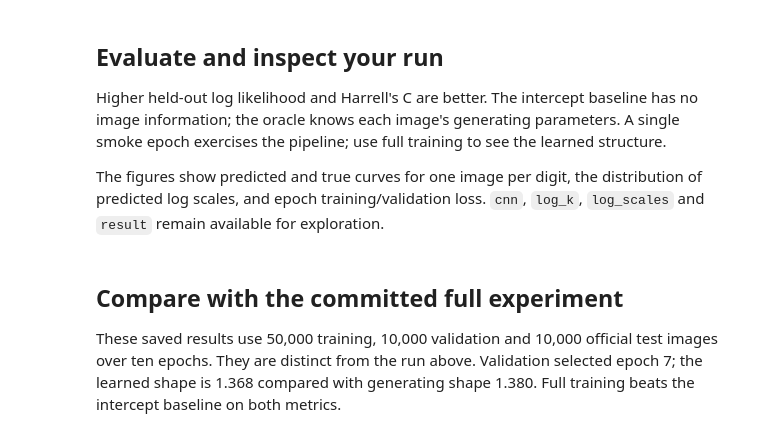
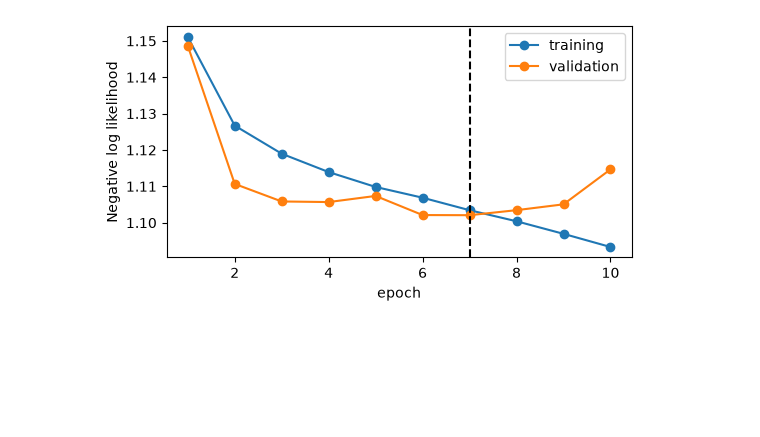
Before and after one commit to survjax/survjax, a Jupyter notebook: examples/survival_mnist/survival-mnist.ipynb, the cells around one changed output. Drawn from its saved outputs; the diff is of its cells as text; code cells hidden in the pictures; blank space fills up the shorter version.

```diff
--- a/examples/survival_mnist/survival-mnist.ipynb
+++ b/examples/survival_mnist/survival-mnist.ipynb
@@ -73,20 +79,21 @@ To change the network or loss, edit `model.py`, then restart the kernel and run
 # %%
-display(Code(inspect.getsource(model.CNN), language="python"))
-intercept = model.fit_intercept(outcomes.time[training], outcomes.event[training])
+intercept = model.fit_intercept(outcomes.time[train], outcomes.event[train])
 result = model.train(
-    pixels[training],
-    observations[training],
+    pixels[train],
+    observations[train],
     pixels[validation],
     observations[validation],
     initial_intercept=intercept,
     epochs=1 if CONFIG == "smoke" else 10,
 )
 cnn, log_k = result.params
-log_scales = model.predict(cnn, pixels[test])
-print(f"Selected epoch: {result.selected_epoch}")
+
+history = pd.DataFrame(
+    {"training": result.training_nll, "validation": result.validation_nll},
+    index=pd.RangeIndex(1, len(result.training_nll) + 1, name="epoch"),
+)
+ax = history.plot(marker="o", ylabel="Negative log likelihood", figsize=(6, 3))
+ax.axvline(result.selected_epoch, color="black", linestyle="--")
+plt.show()
+# %% [output]
+[figure, added]
-# %% [markdown]
-## Evaluate and inspect your run
-
-Higher held-out log likelihood and Harrell's C are better. The intercept baseline has no image information; the oracle knows each image's generating parameters. A single smoke epoch exercises the pipeline; use full training to see the learned structure.
-
-The figures show predicted and true curves for one image per digit, the distribution of predicted log scales, and epoch training/validation loss. `cnn`, `log_k`, `log_scales` and `result` remain available for exploration.
@@ -115,4 +99,0 @@ print(f"Your figures: {OUT}")
-# %% [markdown]
-## Compare with the committed full experiment
-
-These saved results use 50,000 training, 10,000 validation and 10,000 official test images over ten epochs. They are distinct from the run above. Validation selected epoch 7; the learned shape is 1.368 compared with generating shape 1.380. Full training beats the intercept baseline on both metrics.
```
Also changed, not shown: parts of 15 cells of this notebook, 3 other files.
